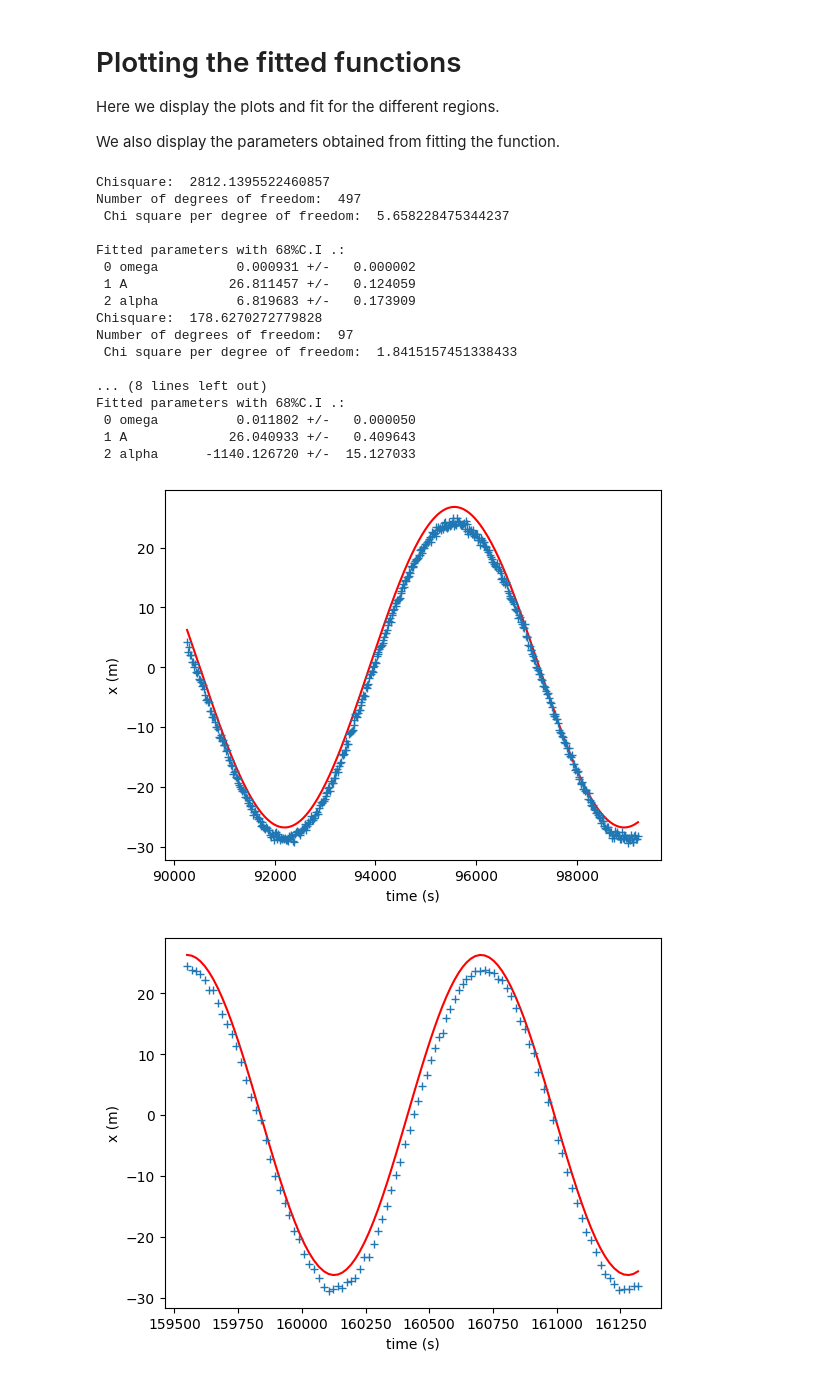
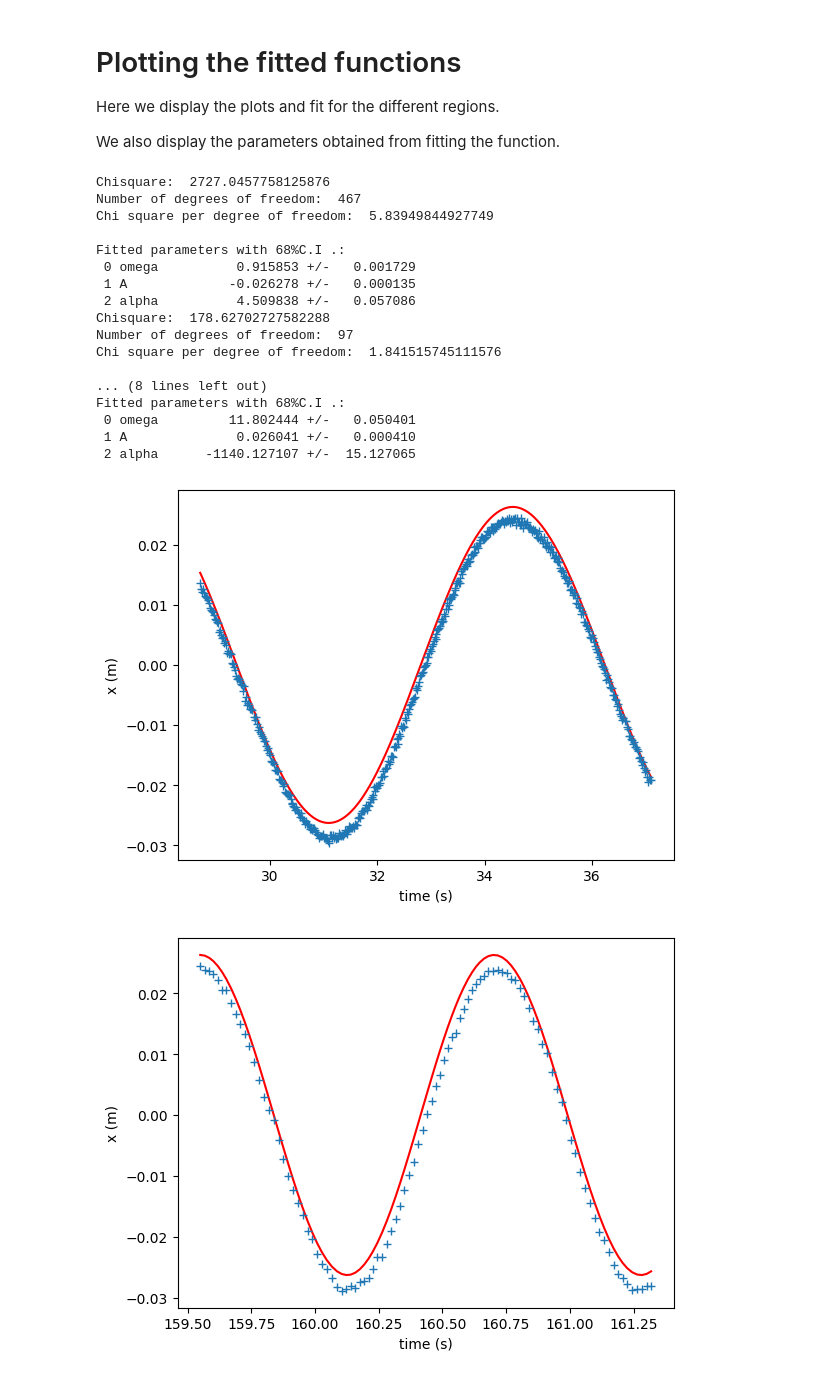
Before and after one commit to PEPT-Data-Analysis-Group/PEPT-, a Jupyter notebook: calibration.ipynb, the cells around one changed output. Drawn from its saved outputs; the diff is of its cells as text; code cells hidden in the pictures.

```diff
--- a/calibration.ipynb
+++ b/calibration.ipynb
@@ -21,10 +21,10 @@ headerLen = 10
 for l, line in enumerate(f):
         if l >= headerLen:
             part = line.split()
-            position["t"].append(float(part[0]))
-            position["x"].append(float(part[1]))
-            position["y"].append(float(part[2]))
-            position["z"].append(float(part[3]))
+            position["t"].append(float(part[0])*0.001)
+            position["x"].append(float(part[1])*0.001)
+            position["y"].append(float(part[2])*0.001)
+            position["z"].append(float(part[3])*0.001)
 f.close()
 
 for d in position:
@@ -68,8 +68,8 @@ plt.show()
 
 We separate the data into regions, where each data region has a constant wavelength.
 # %%
-x1 = df["x"][5000:5500]
-t1 = df["t"][5000:5500]
+x1 = df["x"][1530:2000]
+t1 = df["t"][1530:2000]
 x2 = df["x"][8900:9000]
 t2 = df["t"][8900:9000]
 x3 = df["x"][16800:16865]
@@ -122,26 +122,26 @@ Here we display the plots and fit for the different regions.
 
 We also display the parameters obtained from fitting the function.
 # %%
-fitting(t1, x1, 0.001, 25, 1)
-fitting(t2, x2, 0.006, 25, 1)
-fitting(t3, x3, 0.008, 17,0.5)
+fitting(t1, x1, 1, 25, 1)
+fitting(t2, x2, 6, 25, 1)
+fitting(t3, x3, 8, 17,0.5)
 # %% [output]
-Chisquare:  2812.1395522460857
-Number of degrees of freedom:  497
- Chi square per degree of freedom:  5.658228475344237
+Chisquare:  2727.0457758125876
+Number of degrees of freedom:  467
+Chi square per degree of freedom:  5.83949844927749
 
 Fitted parameters with 68%C.I .:
- 0 omega          0.000931 +/-   0.000002
- 1 A             26.811457 +/-   0.124059
- 2 alpha          6.819683 +/-   0.173909
-Chisquare:  178.6270272779828
+ 0 omega          0.915853 +/-   0.001729
+ 1 A             -0.026278 +/-   0.000135
+ 2 alpha          4.509838 +/-   0.057086
+Chisquare:  178.62702727582288
 Number of degrees of freedom:  97
- Chi square per degree of freedom:  1.8415157451338433
+Chi square per degree of freedom:  1.841515745111576
 
 ... (8 lines left out)
 Fitted parameters with 68%C.I .:
- 0 omega          0.011802 +/-   0.000050
- 1 A             26.040933 +/-   0.409643
- 2 alpha      -1140.126720 +/-  15.127033
+ 0 omega         11.802444 +/-   0.050401
+ 1 A              0.026041 +/-   0.000410
+ 2 alpha      -1140.127107 +/-  15.127065
-[figure, old version]
+[figure, new version]
-[figure, old version]
+[figure, new version]
```
Also changed, not shown: parts of 3 cells of this notebook.
